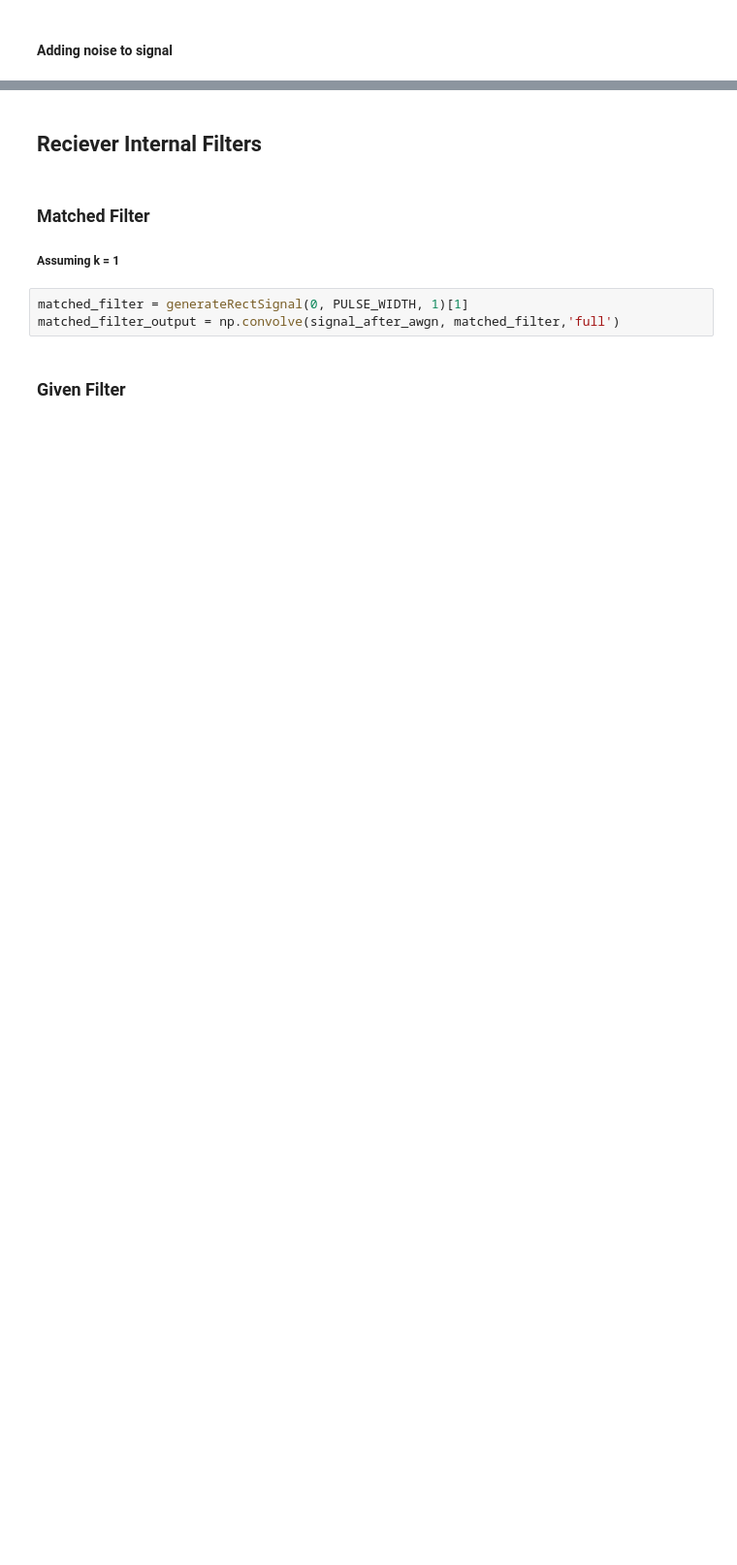
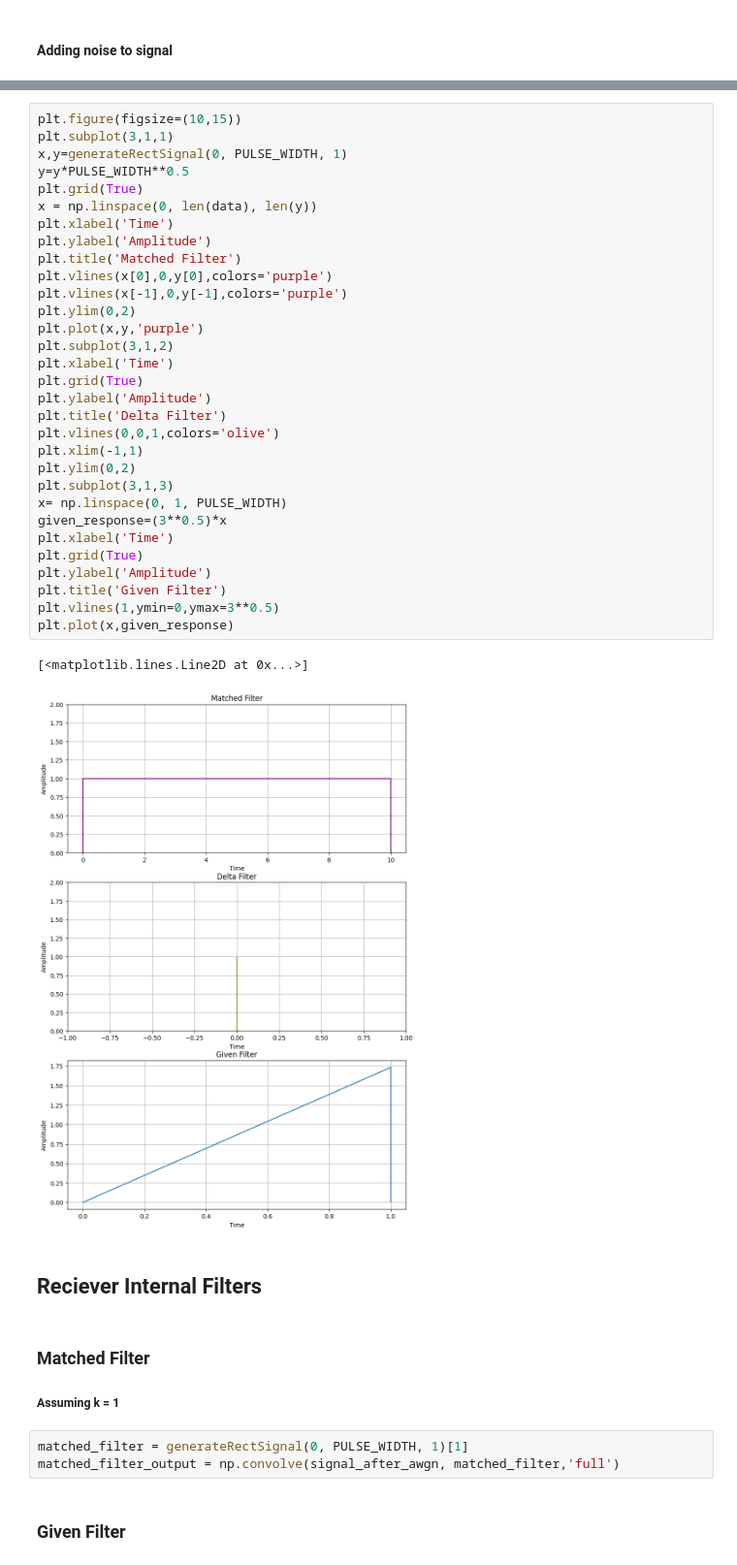
Before and after one commit to Omar-Said-4/digital_comm_assigns, a Jupyter notebook: assign2/code.ipynb, the cells around one changed output, grey strips where cells are left out. Shown at 97% size. Drawn from its saved outputs; the diff is of its cells as text; blank space fills up the shorter version.

```diff
--- a/assign2/code.ipynb
+++ b/assign2/code.ipynb
@@ -104,3 +104,37 @@ plot_2_signals(len(data),signal,signal_after_awgn,'Original Signal','Signal afte
+# %%
+plt.figure(figsize=(10,15))
+plt.subplot(3,1,1)
+x,y=generateRectSignal(0, PULSE_WIDTH, 1)
+y=y*PULSE_WIDTH**0.5
+plt.grid(True)
+x = np.linspace(0, len(data), len(y))
+plt.xlabel('Time')
+plt.ylabel('Amplitude')
+plt.title('Matched Filter')
+plt.vlines(x[0],0,y[0],colors='purple')
+plt.vlines(x[-1],0,y[-1],colors='purple')
+plt.ylim(0,2)
+plt.plot(x,y,'purple')
+plt.subplot(3,1,2)
+plt.xlabel('Time')
+plt.grid(True)
+plt.ylabel('Amplitude')
+plt.title('Delta Filter')
+plt.vlines(0,0,1,colors='olive')
+plt.xlim(-1,1)
+plt.ylim(0,2)
+plt.subplot(3,1,3)
+x= np.linspace(0, 1, PULSE_WIDTH)
+given_response=(3**0.5)*x
+plt.xlabel('Time')
+plt.grid(True)
+plt.ylabel('Amplitude')
+plt.title('Given Filter')
+plt.vlines(1,ymin=0,ymax=3**0.5)
+plt.plot(x,given_response)
+# %% [output]
+[<matplotlib.lines.Line2D at 0x...>]
+[figure, added]
 # %% [markdown]
 ## Reciever Internal Filters
 # %% [markdown]
```
Also changed, not shown: parts of 5 cells of this notebook.
